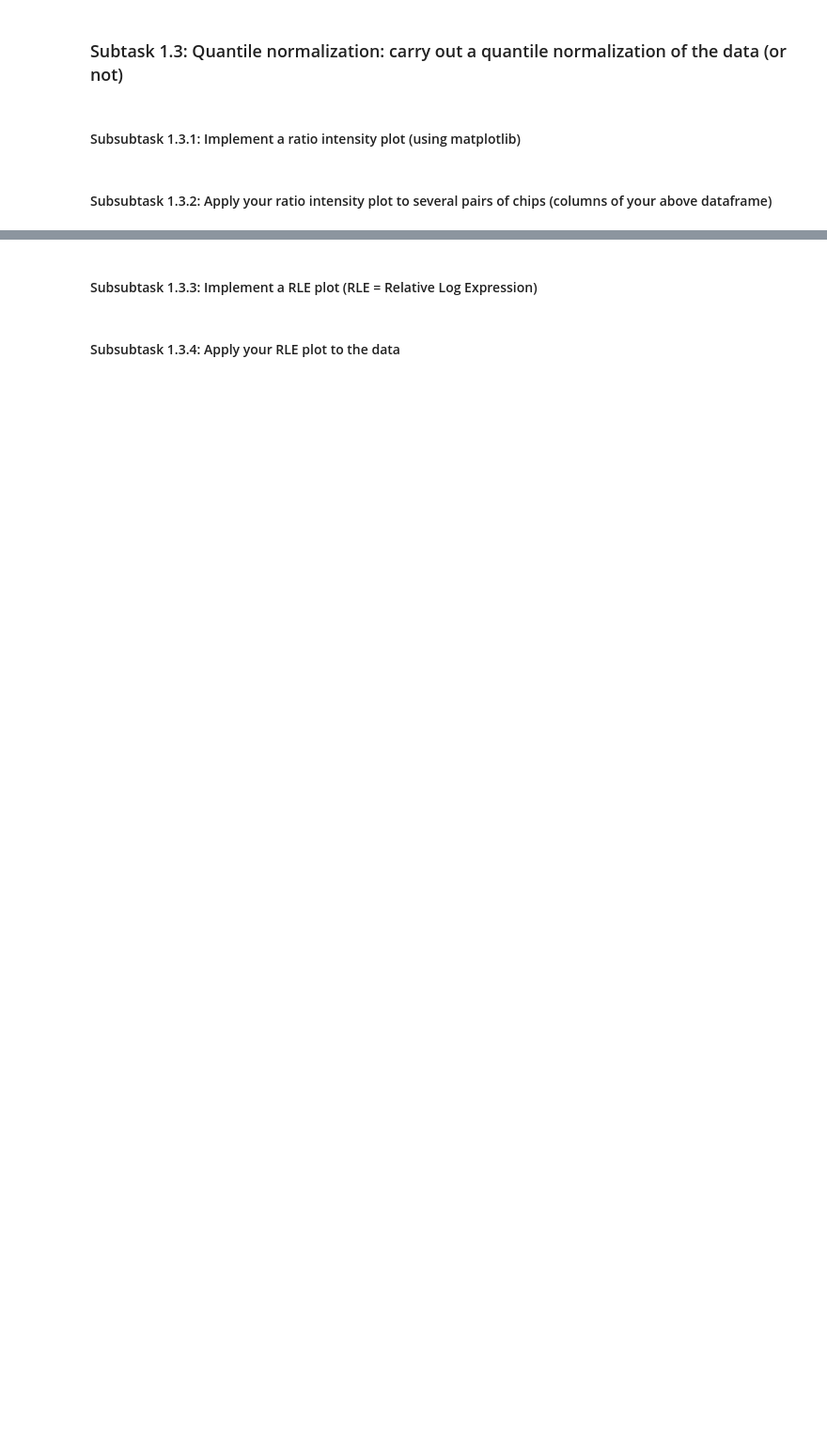
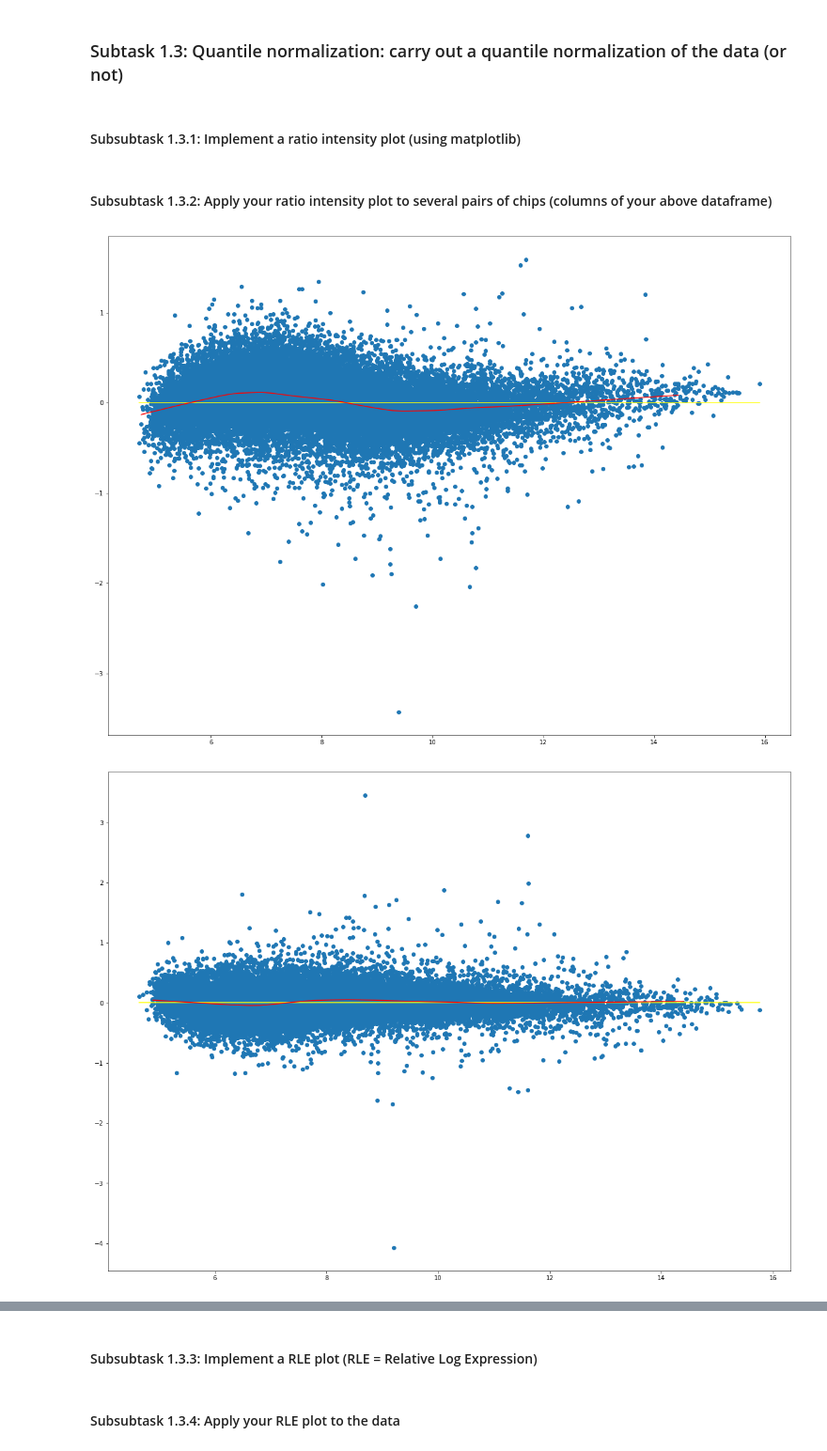
Before and after one commit to JoKuebler/Bioinformatics_ML, a Jupyter notebook: notebooks/Day56_DE_Analysis.ipynb, the cells around one changed output, grey strips where cells are left out. Shown at 94% size. Drawn from its saved outputs; the diff is of its cells as text; code cells hidden in the pictures; blank space fills up the shorter version.

```diff
--- a/notebooks/Day56_DE_Analysis.ipynb
+++ b/notebooks/Day56_DE_Analysis.ipynb
@@ -29,5 +55,29 @@ http://www.arrayanalysis.org/main.html
 ### Subtask 1.3: Quantile normalization: carry out a quantile normalization of the data (or not)
 # %% [markdown]
 #### Subsubtask 1.3.1: Implement a ratio intensity plot (using matplotlib)
+# %%
+# Intensity Ratio plot via Scatterplot
+def ratio_plot(col_one, col_two):
+    # Axes
+    x = (gene_df[col_one] + gene_df[col_two])/2
+    y = gene_df[col_one] - gene_df[col_two]
+    # Plot
+    plt.figure(figsize=(20,15))
+    plt.scatter(x, y)
+    #
+    low = lowess(y[::20], x[::20], frac= 1./3, it=0)
+    plt.plot([min(x), max(x)], [0,0], color='yellow')
+    plt.plot(low[:,0], low[:,1], color='red')
 # %% [markdown]
 #### Subsubtask 1.3.2: Apply your ratio intensity plot to several pairs of chips (columns of your above dataframe)
+# %%
+# Apply to several pairs of chips
+ratio_plot('BXD90_Liver_CD', 'BXD90_Liver_HFD')
+plt.show()
+ratio_plot('BXD96_Liver_HFD', 'BXD96_Liver_CD')
+plt.show()
+ratio_plot('BXD43_Liver_CD', 'BXD43_Liver_HFD')
+plt.show()
+# %% [output]
+[figure, added]
+[figure, added]
```
Also changed, not shown: parts of 17 cells of this notebook, 2 other files.
